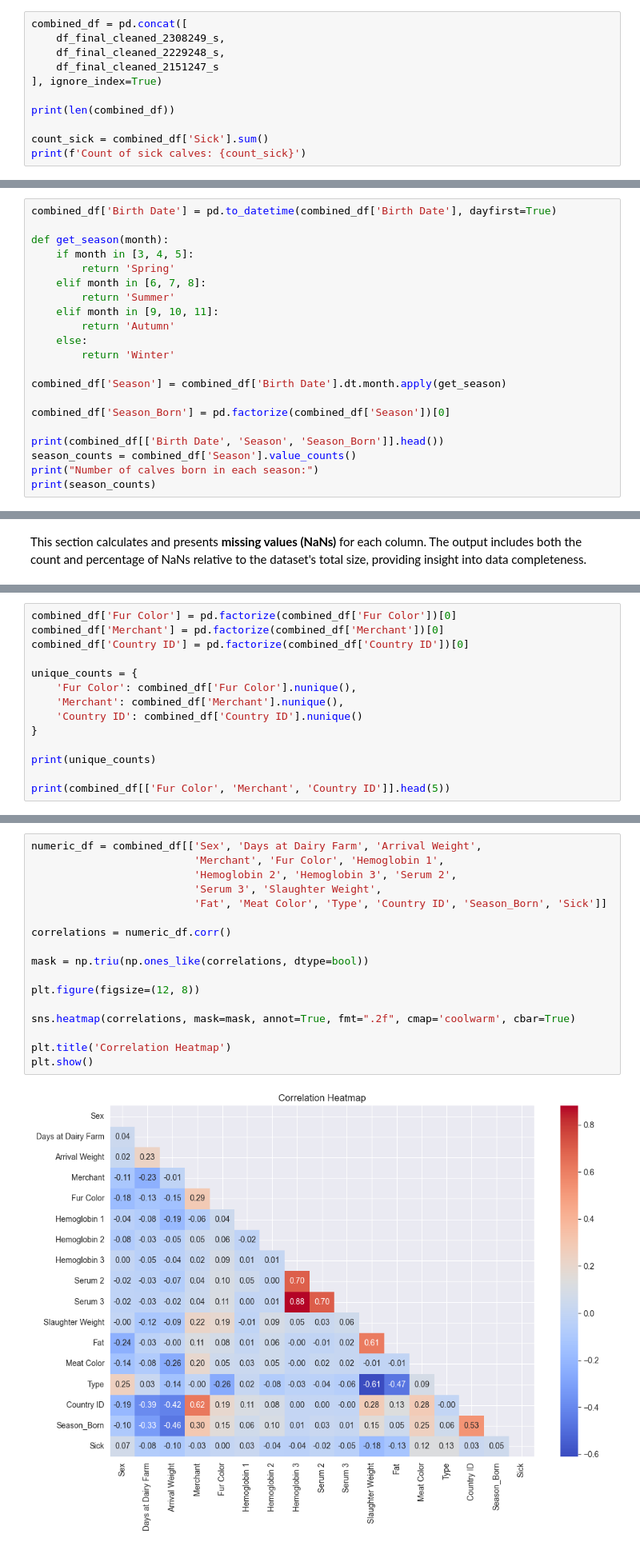
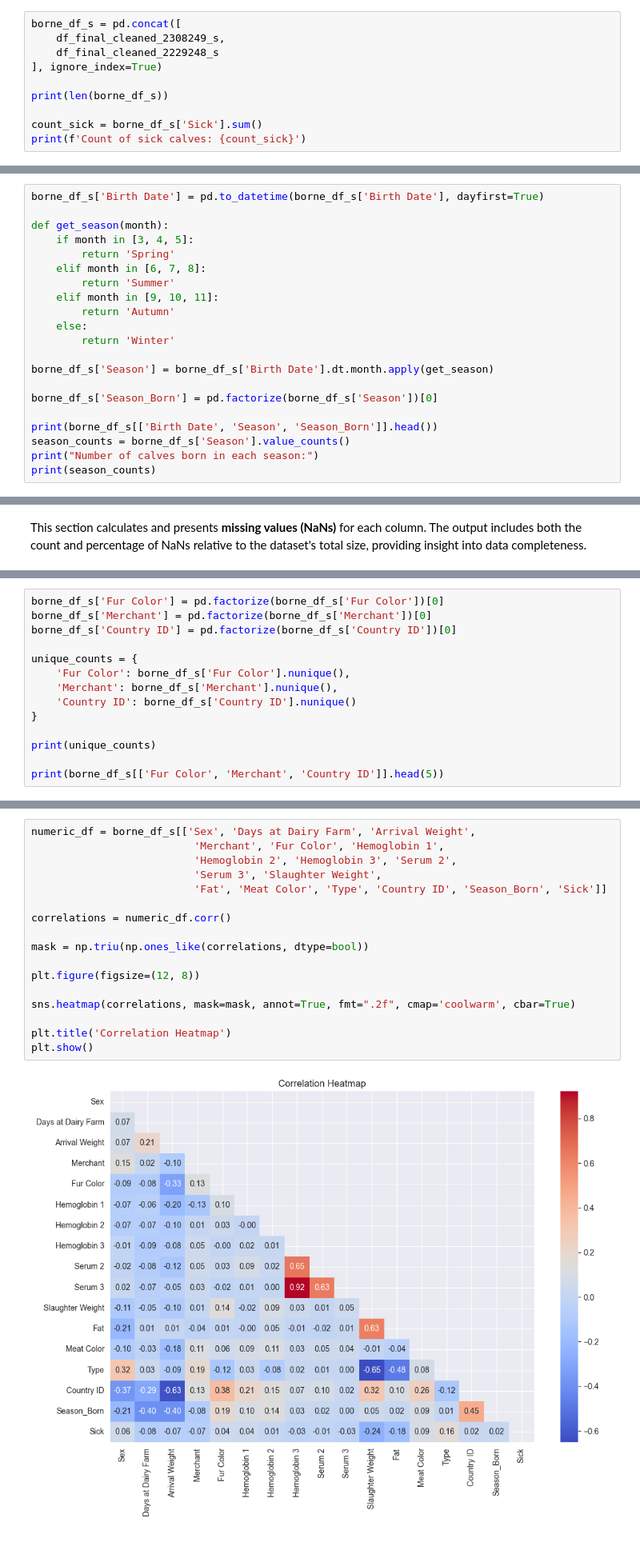
Before and after one commit to AI-Farming-Thewi/cows_analysis, a Jupyter notebook: Farms analysis.ipynb, the cells around one changed output, grey strips where cells are left out. Shown at 80% size. Drawn from its saved outputs; the diff is of its cells as text.

Commit message:
modified Stagri analysis to match the Borne structure, preparing to combine the farms

```diff
--- a/Farms analysis.ipynb
+++ b/Farms analysis.ipynb
@@ -3548,14 +3611,13 @@ The three previously cleaned and analysed dataframes (from Group 2308249 S, Grou
 
 Additionally, the total number of rows (calves) in the merged dataset is printed for reference, along with a count of sick calves, providing an initial overview of the data’s size and distribution.
 # %%
-combined_df = pd.concat([
+borne_df_s = pd.concat([
     df_final_cleaned_2308249_s,
-    df_final_cleaned_2229248_s,
-    df_final_cleaned_2151247_s
+    df_final_cleaned_2229248_s
 ], ignore_index=True)
 
-print(len(combined_df))
+print(len(borne_df_s))
 
-count_sick = combined_df['Sick'].sum()
+count_sick = borne_df_s['Sick'].sum()
 print(f'Count of sick calves: {count_sick}')
 # %% [output]
@@ -3566,7 +3628,7 @@ This cell introduces a new feature, `Season`, which categorizes each calf's birt
 
 A sample of the `Birth Date`, `Season`, and `Season_Born` columns is displayed to verify the transformation, and the distribution of calves by birth season is printed to assess seasonal data balance.
 # %%
-combined_df['Birth Date'] = pd.to_datetime(combined_df['Birth Date'], dayfirst=True)
+borne_df_s['Birth Date'] = pd.to_datetime(borne_df_s['Birth Date'], dayfirst=True)
 
 def get_season(month):
     if month in [3, 4, 5]:
@@ -3578,12 +3640,12 @@ def get_season(month):
     else:
         return 'Winter'
 
-combined_df['Season'] = combined_df['Birth Date'].dt.month.apply(get_season)
+borne_df_s['Season'] = borne_df_s['Birth Date'].dt.month.apply(get_season)
 
-combined_df['Season_Born'] = pd.factorize(combined_df['Season'])[0]
+borne_df_s['Season_Born'] = pd.factorize(borne_df_s['Season'])[0]
 
-print(combined_df[['Birth Date', 'Season', 'Season_Born']].head())
-season_counts = combined_df['Season'].value_counts()
+print(borne_df_s[['Birth Date', 'Season', 'Season_Born']].head())
+season_counts = borne_df_s['Season'].value_counts()
 print("Number of calves born in each season:")
 print(season_counts)
 # %% [output]
@@ -3633,17 +3695,17 @@ Season_Born                        0             0.000000
 # %% [markdown]
 The categorical columns `Fur Color`, `Merchant`, and `Country ID` are transformed into numerical codes to enable their use in correlation analysis and modeling. This factorization assigns unique integer values to each category in these columns. Following the transformation, the code prints the number of unique values in each of these columns to confirm the encoding. Additionally, a sample of the transformed values is displayed to verify that the encoding has been applied correctly.
 # %%
-combined_df['Fur Color'] = pd.factorize(combined_df['Fur Color'])[0]
-combined_df['Merchant'] = pd.factorize(combined_df['Merchant'])[0]
-combined_df['Country ID'] = pd.factorize(combined_df['Country ID'])[0]
+borne_df_s['Fur Color'] = pd.factorize(borne_df_s['Fur Color'])[0]
+borne_df_s['Merchant'] = pd.factorize(borne_df_s['Merchant'])[0]
+borne_df_s['Country ID'] = pd.factorize(borne_df_s['Country ID'])[0]
 
 unique_counts = {
-    'Fur Color': combined_df['Fur Color'].nunique(),
-    'Merchant': combined_df['Merchant'].nunique(),
-    'Country ID': combined_df['Country ID'].nunique()
+    'Fur Color': borne_df_s['Fur Color'].nunique(),
+    'Merchant': borne_df_s['Merchant'].nunique(),
+    'Country ID': borne_df_s['Country ID'].nunique()
 }
 
 print(unique_counts)
 
-print(combined_df[['Fur Color', 'Merchant', 'Country ID']].head(5))
+print(borne_df_s[['Fur Color', 'Merchant', 'Country ID']].head(5))
 # %% [output]
@@ -3657,24 +3719,24 @@ print(combined_df[['Fur Color', 'Merchant', 'Country ID']].head(5))
 # %% [markdown]
 This code calculates the Pearson correlation coefficients for all numerical features, focusing on identifying linear relationships between them. A heatmap visualizes these correlations, with emphasis on detecting any initial relationships that might exist between the features and calf sickness (`Sick`). However, this approach only evaluates single-feature correlations, meaning complex relationships across multiple features are not captured. Further analysis through model training will be needed to explore potential multivariate relationships.
 # %%
-numeric_df = combined_df[['Sex', 'Days at Dairy Farm', 'Arrival Weight',
+numeric_df = borne_df_s[['Sex', 'Days at Dairy Farm', 'Arrival Weight',
                           'Merchant', 'Fur Color', 'Hemoglobin 1',
                           'Hemoglobin 2', 'Hemoglobin 3', 'Serum 2',
                           'Serum 3', 'Slaughter Weight',
                           'Fat', 'Meat Color', 'Type', 'Country ID', 'Season_Born', 'Sick']]
 
 correlations = numeric_df.corr()
 
 mask = np.triu(np.ones_like(correlations, dtype=bool))
 
 plt.figure(figsize=(12, 8))
 
 sns.heatmap(correlations, mask=mask, annot=True, fmt=".2f", cmap='coolwarm', cbar=True)
 
 plt.title('Correlation Heatmap')
 plt.show()
 # %% [output]
-[figure, old version]
+[figure, new version]
 # %% [markdown]
 The Pearson correlation analysis found **no strong correlations** between a calf getting sick and other features in the dataset. This suggests that, as mentioned earlier, modeling techniques are needed to explore possible interactions among **multiple** variables affecting calf health.
 # %% [markdown]
```
Also changed, not shown: parts of 24 cells of this notebook.
